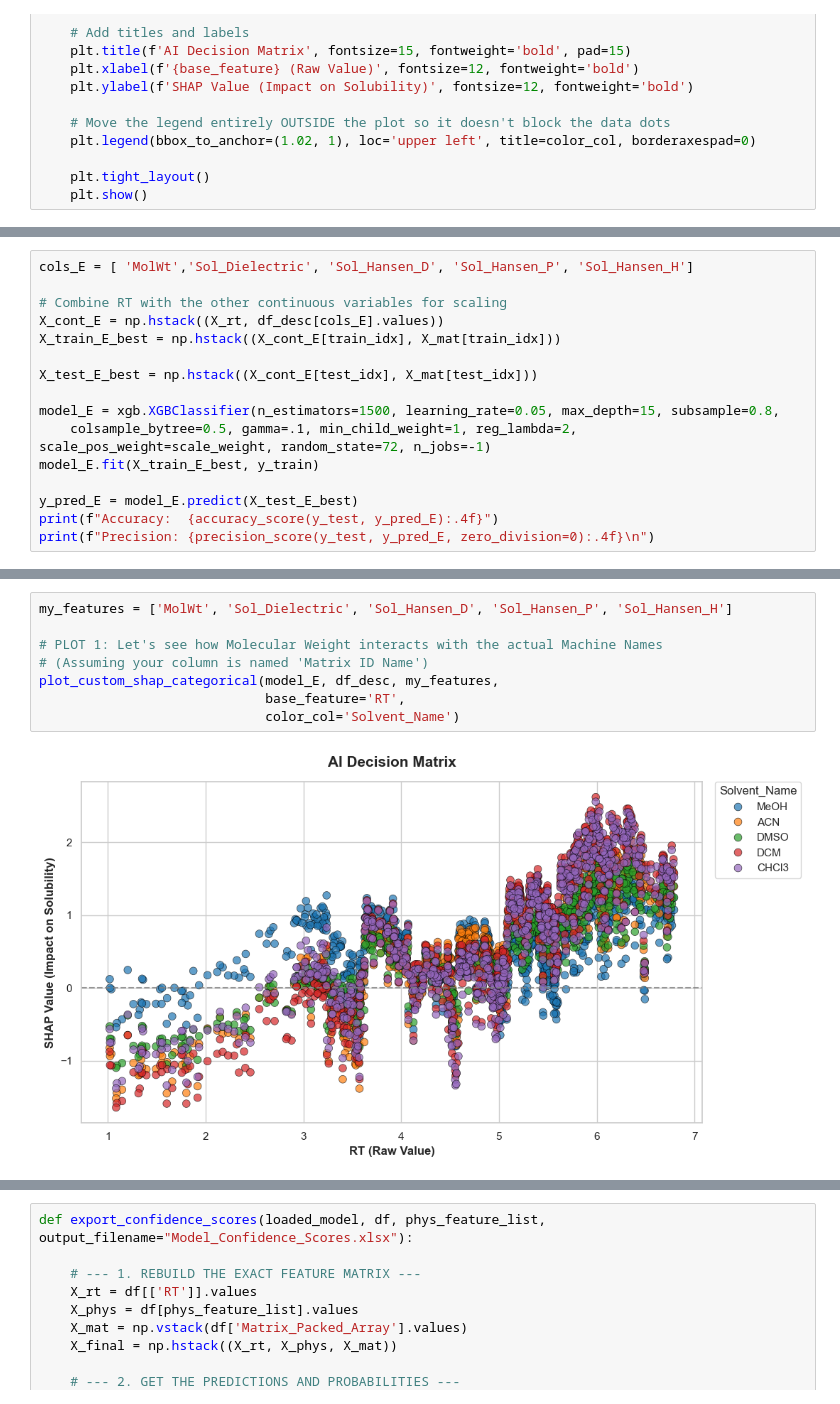
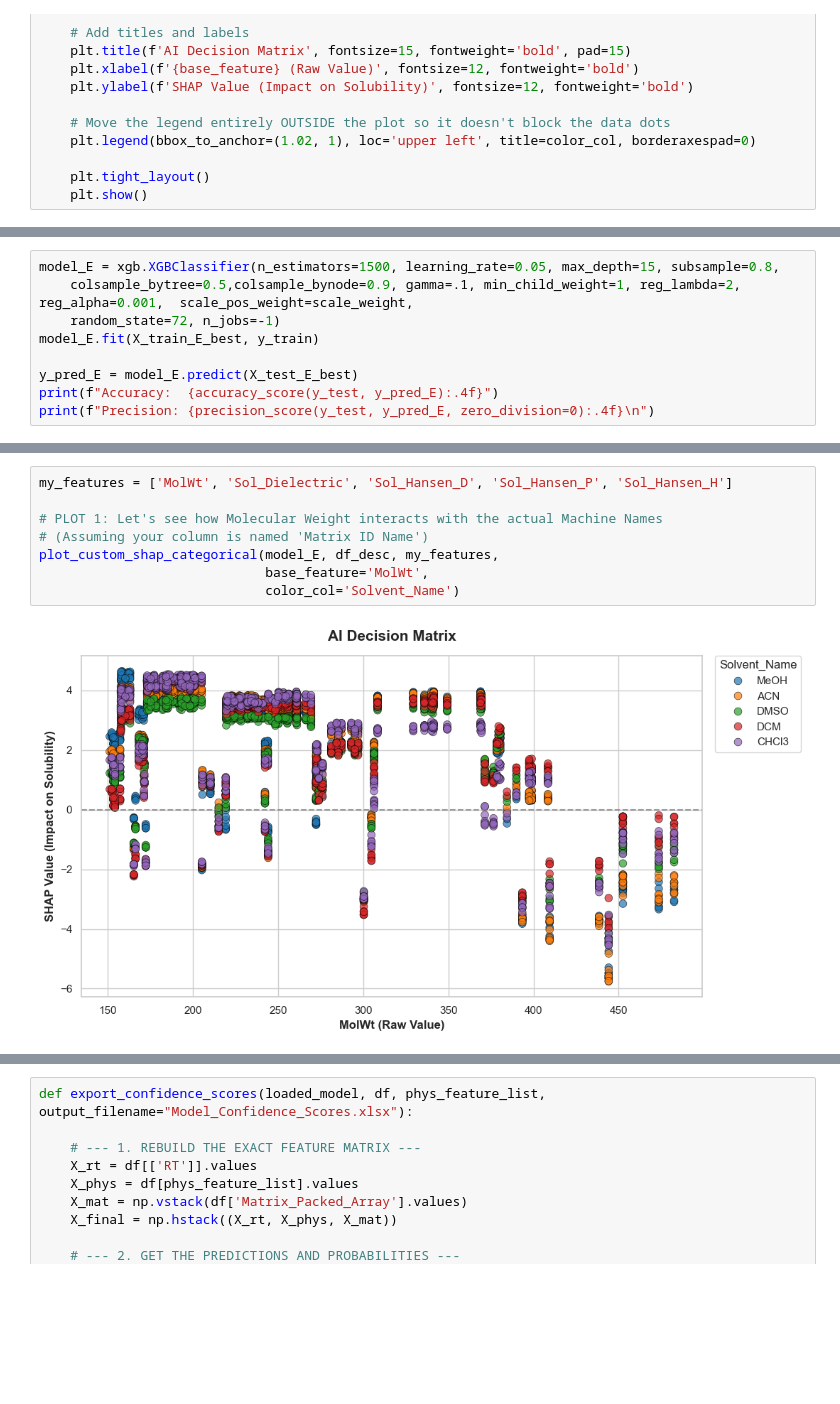
Before and after one commit to swisscatplus/solubility_prediction_nmr, a Jupyter notebook: src/dev/rt_prediction_continued.ipynb, the cells around one changed output, grey strips where cells are left out. Drawn from its saved outputs; the diff is of its cells as text; blank space fills up the shorter version.

```diff
--- a/src/dev/rt_prediction_continued.ipynb
+++ b/src/dev/rt_prediction_continued.ipynb
@@ -325,14 +373,7 @@ groups_train = df_desc.iloc[train_idx]['SMILES']
 # %%
-cols_E = [ 'MolWt','Sol_Dielectric', 'Sol_Hansen_D', 'Sol_Hansen_P', 'Sol_Hansen_H']
-
-# Combine RT with the other continuous variables for scaling
-X_cont_E = np.hstack((X_rt, df_desc[cols_E].values))
-X_train_E_best = np.hstack((X_cont_E[train_idx], X_mat[train_idx]))
-
-X_test_E_best = np.hstack((X_cont_E[test_idx], X_mat[test_idx]))
-
 model_E = xgb.XGBClassifier(n_estimators=1500, learning_rate=0.05, max_depth=15, subsample=0.8,
-    colsample_bytree=0.5, gamma=.1, min_child_weight=1, reg_lambda=2, scale_pos_weight=scale_weight, random_state=72, n_jobs=-1)
+    colsample_bytree=0.5,colsample_bynode=0.9, gamma=.1, min_child_weight=1, reg_lambda=2, reg_alpha=0.001,  scale_pos_weight=scale_weight,
+    random_state=72, n_jobs=-1)
 model_E.fit(X_train_E_best, y_train)
 
 y_pred_E = model_E.predict(X_test_E_best)
@@ -372,10 +459,10 @@ Matrix_Vector_M10    0.052876
 # %%
 my_features = ['MolWt', 'Sol_Dielectric', 'Sol_Hansen_D', 'Sol_Hansen_P', 'Sol_Hansen_H']
 
 # PLOT 1: Let's see how Molecular Weight interacts with the actual Machine Names
 # (Assuming your column is named 'Matrix ID Name')
 plot_custom_shap_categorical(model_E, df_desc, my_features,
-                             base_feature='RT',
+                             base_feature='MolWt',
                              color_col='Solvent_Name')
 # %% [output]
-[figure, old version]
+[figure, new version]
```
Also changed, not shown: parts of 33 cells of this notebook, 9 other files.
